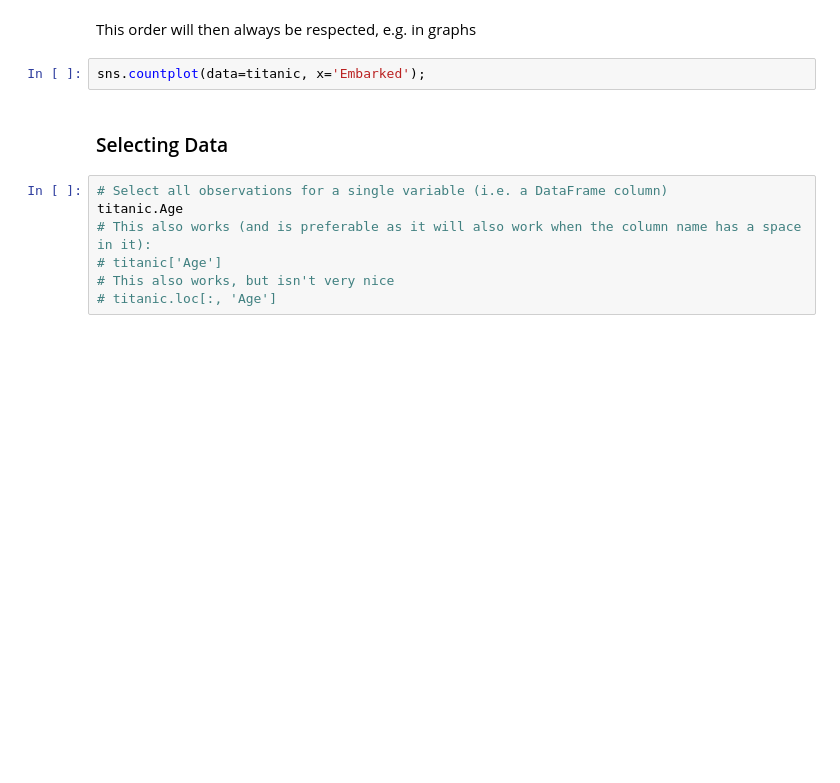
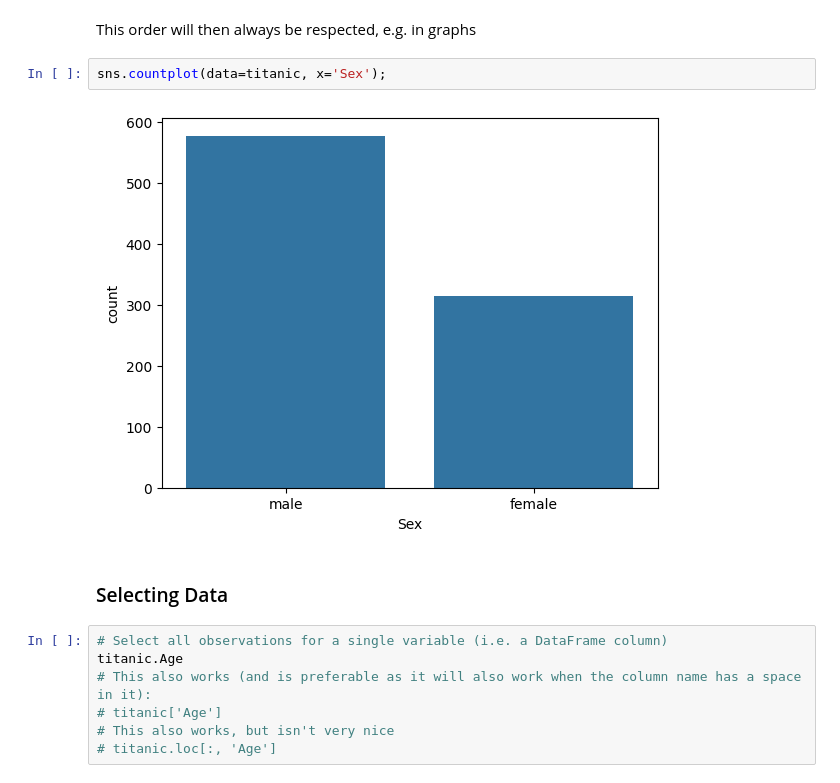
Before and after one commit to i32caroj/data-science, a Jupyter notebook: 1-samples/1.01-samples.ipynb, the cells around one changed output. Cells and saved outputs as stored; diff of their text form; blank space fills up the shorter version.

```diff
--- a/1-samples/1.01-samples.ipynb
+++ b/1-samples/1.01-samples.ipynb
@@ -286,7 +385,9 @@ titanic.Embarked.describe()
 # %% [markdown]
 This order will then always be respected, e.g. in graphs
 # %%
-sns.countplot(data=titanic, x='Embarked');
+sns.countplot(data=titanic, x='Sex');
+# %% [output]
+[figure, added]
 # %% [markdown]
 ### Selecting Data
 # %%
```
Also changed, not shown: parts of 30 cells of this notebook, 1 other file.
